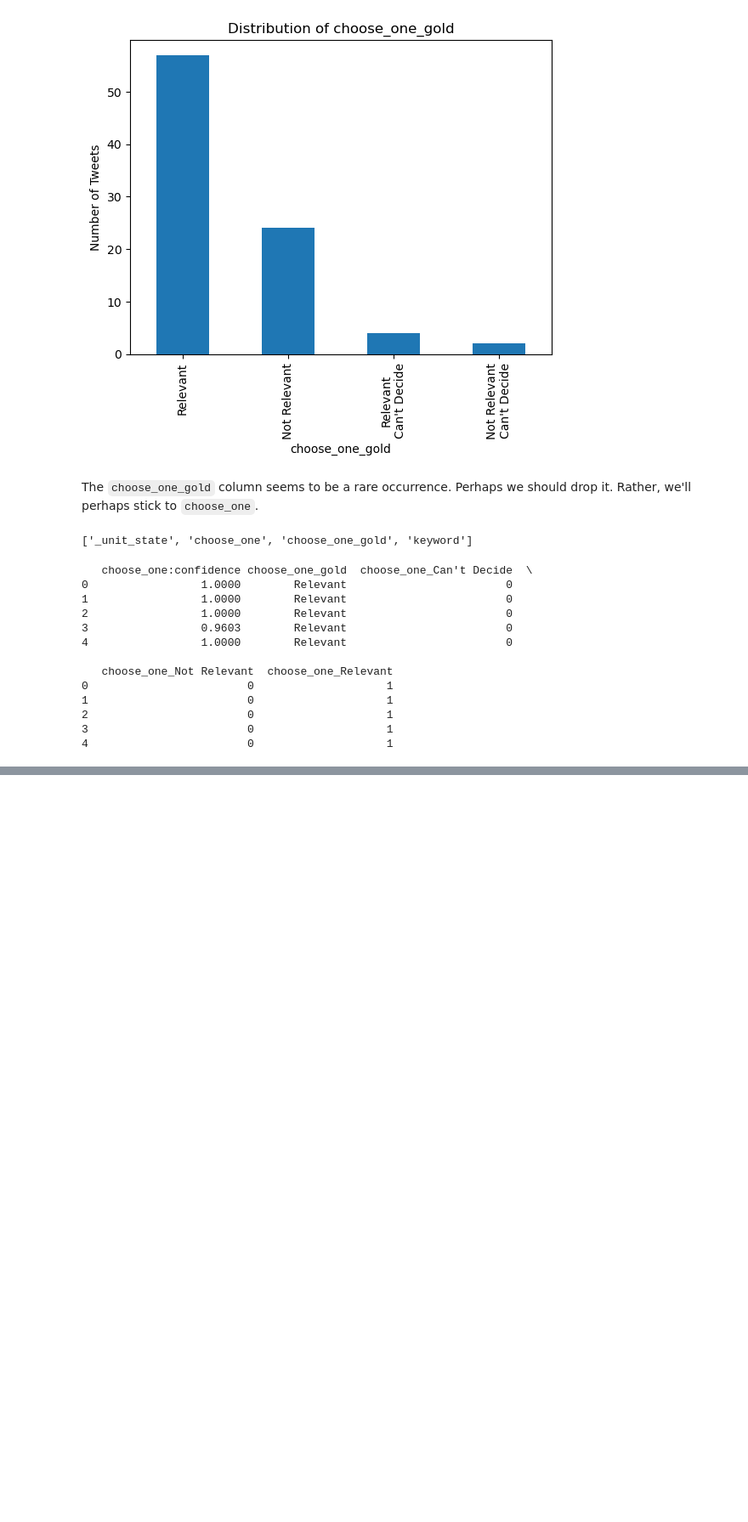
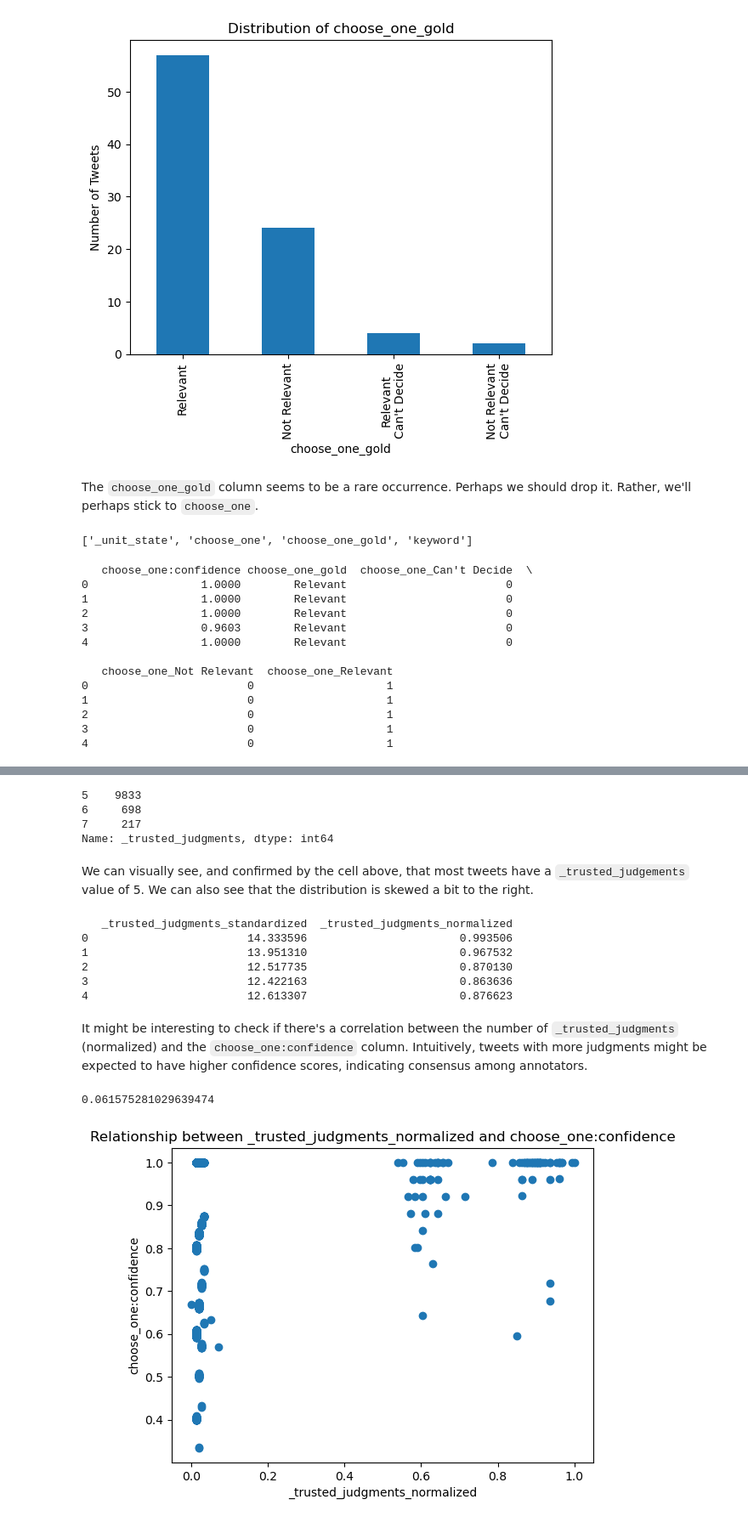
Before and after one commit to magnusrodseth/disaster-tweets, a Jupyter notebook: assignment-1.ipynb, the cells around one changed output, grey strips where cells are left out. Shown at 85% size. Cells and saved outputs as stored; diff of their text form; code cells hidden in the pictures; blank space fills up the shorter version.

```diff
--- a/assignment-1.ipynb
+++ b/assignment-1.ipynb
@@ -365,0 +399,47 @@ print(df_encoded.filter(regex='choose_one').head())
+# %%
+# Check the most frequent values of `_trusted_judgments`. Only print the top 3.
+print(df['_trusted_judgments'].value_counts().head(3))
+# %% [output]
+5    9833
+6     698
+7     217
+Name: _trusted_judgments, dtype: int64
+# %% [markdown]
+We can visually see, and confirmed by the cell above, that most tweets have a `_trusted_judgements` value of 5. We can also see that the distribution is skewed a bit to the right.
+# %%
+from sklearn.preprocessing import StandardScaler, MinMaxScaler
+
+# Standardizing _trusted_judgments
+scaler = StandardScaler()
+df['_trusted_judgments_standardized'] = scaler.fit_transform(
+    df['_trusted_judgments'].values.reshape(-1, 1))
+
+# Normalizing _trusted_judgments
+scaler = MinMaxScaler()
+df['_trusted_judgments_normalized'] = scaler.fit_transform(
+    df['_trusted_judgments'].values.reshape(-1, 1))
+
+# Print the normalized and standardized columns
+print(df[['_trusted_judgments_standardized', '_trusted_judgments_normalized']].head())
+# %% [output]
+   _trusted_judgments_standardized  _trusted_judgments_normalized
+0                        14.333596                       0.993506
+1                        13.951310                       0.967532
+2                        12.517735                       0.870130
+3                        12.422163                       0.863636
+4                        12.613307                       0.876623
+# %% [markdown]
+It might be interesting to check if there's a correlation between the number of `_trusted_judgments` (normalized) and the `choose_one:confidence` column. Intuitively, tweets with more judgments might be expected to have higher confidence scores, indicating consensus among annotators.
+# %%
+# Check the correlation between `_trusted_judgments_normalized` and `choose_one:confidence`
+print(df['_trusted_judgments_normalized'].corr(df['choose_one:confidence']))
+
+# Visualize the relationship between `_trusted_judgments_normalized` and `choose_one:confidence`
+plt.scatter(df['_trusted_judgments_normalized'], df['choose_one:confidence'])
+plt.title("Relationship between _trusted_judgments_normalized and choose_one:confidence")
+plt.xlabel("_trusted_judgments_normalized")
+plt.ylabel("choose_one:confidence")
+plt.show()
+# %% [output]
+0.061575281029639474
+[figure, added]
```
Also changed, not shown: parts of 6 cells of this notebook.
